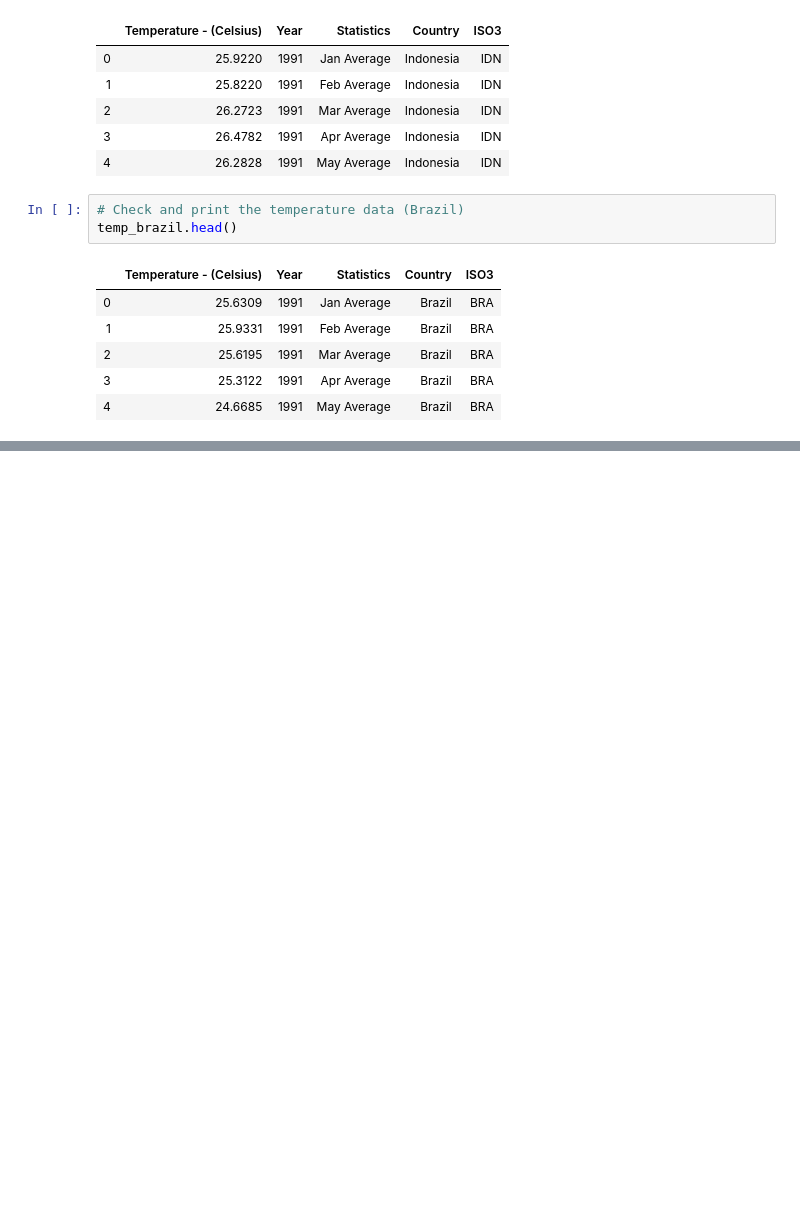
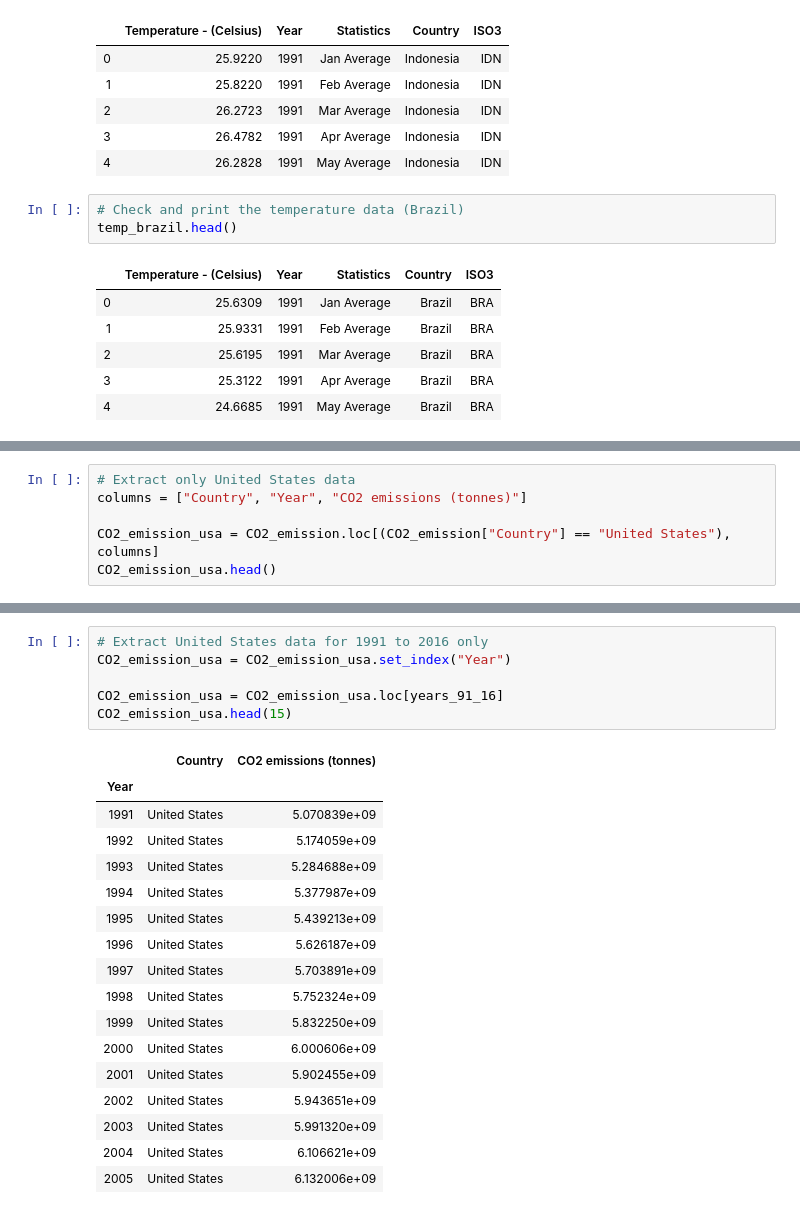
Before and after one commit to mhandipranata/climate-change-analysis, a Jupyter notebook: Climate_Change_Analysis.ipynb, the cells around one changed output, grey strips where cells are left out. Cells and saved outputs as stored; diff of their text form; blank space fills up the shorter version.

```diff
--- a/Climate_Change_Analysis.ipynb
+++ b/Climate_Change_Analysis.ipynb
@@ -72,0 +180,6 @@ temp_brazil.head()
+# %%
+# Extract only United States data
+columns = ["Country", "Year", "CO2 emissions (tonnes)"]
+
+CO2_emission_usa = CO2_emission.loc[(CO2_emission["Country"] == "United States"), columns]
+CO2_emission_usa.head()
@@ -72,0 +193,24 @@ temp_brazil.head()
+# %%
+# Extract United States data for 1991 to 2016 only
+CO2_emission_usa = CO2_emission_usa.set_index("Year")
+
+CO2_emission_usa = CO2_emission_usa.loc[years_91_16]
+CO2_emission_usa.head(15)
+# %% [output]
+|  | Country | CO2 emissions (tonnes) |
+| Year |  |  |
+| 1991 | United States | 5.070839e+09 |
+| 1992 | United States | 5.174059e+09 |
+| 1993 | United States | 5.284688e+09 |
+| 1994 | United States | 5.377987e+09 |
+| 1995 | United States | 5.439213e+09 |
+| 1996 | United States | 5.626187e+09 |
+| 1997 | United States | 5.703891e+09 |
+| 1998 | United States | 5.752324e+09 |
+| 1999 | United States | 5.832250e+09 |
+| 2000 | United States | 6.000606e+09 |
+| 2001 | United States | 5.902455e+09 |
+| 2002 | United States | 5.943651e+09 |
+| 2003 | United States | 5.991320e+09 |
+| 2004 | United States | 6.106621e+09 |
+| 2005 | United States | 6.132006e+09 |
```
Also changed, not shown: parts of 14 cells of this notebook, 4 other files.
